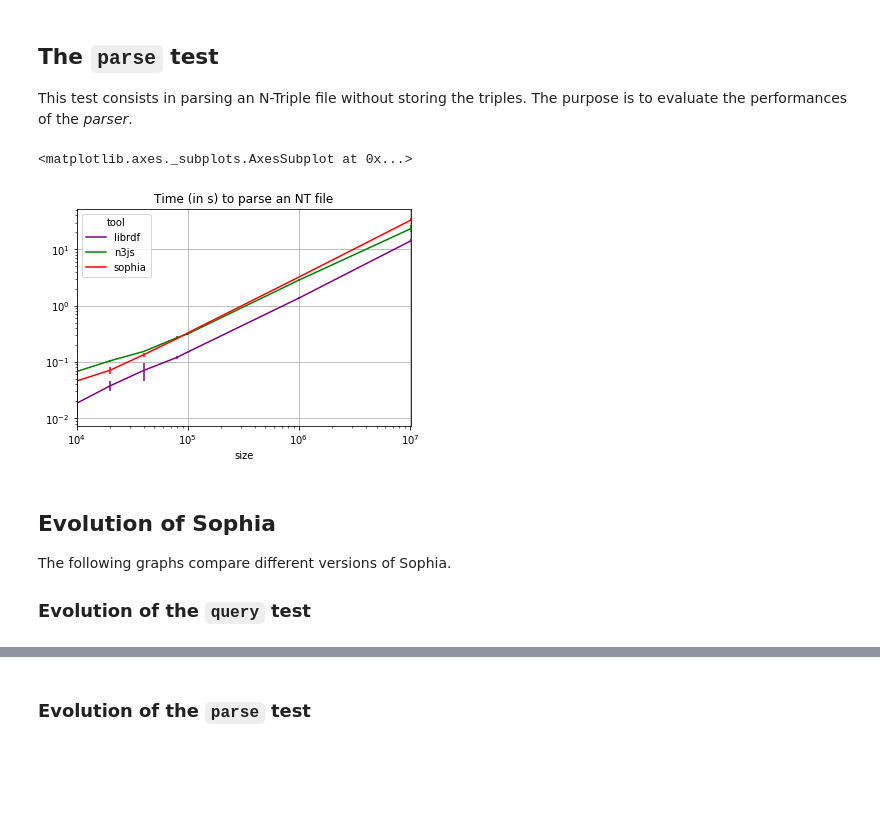
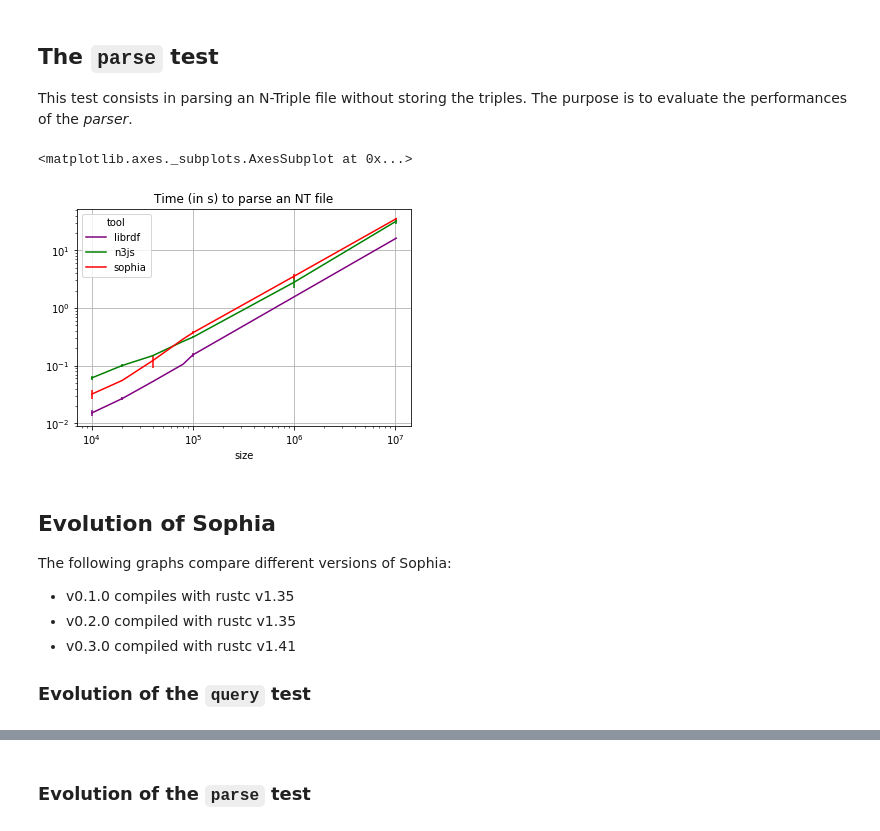
Before and after one commit to pchampin/sophia_benchmark, a Jupyter notebook: benchmark_results.ipynb, the cells around one changed output, grey strips where cells are left out. Saved outputs shown, nothing was run; the diff lists cells and outputs as text; code cells hidden in the pictures; blank space fills up the shorter version.

```diff
--- a/benchmark_results.ipynb
+++ b/benchmark_results.ipynb
@@ -43,14 +42,18 @@ This test consists in parsing an N-Triple file without storing the triples.
 The purpose is to evaluate the performances of the *parser*.
 # %%
 data = load_data("parse", "sophia", "librdf", "n3js")
-my_plot(data, "t_parse", loglog=1, title="Time (in s) to parse an NT file")
+my_plot(data, "t_parse", loglog=True, title="Time (in s) to parse an NT file")
 # %% [output]
 <matplotlib.axes._subplots.AxesSubplot at 0x...>
-[figure, old version]
+[figure, new version]
 # %% [markdown]
 ## Evolution of Sophia
 
-The following graphs compare different versions of Sophia.
+The following graphs compare different versions of Sophia:
+
+* v0.1.0 compiles with rustc v1.35
+* v0.2.0 compiled with rustc v1.35
+* v0.3.0 compiled with rustc v1.41
 
 ### Evolution of the `query` test
 # %%
```
Also changed, not shown: parts of 5 cells of this notebook, 18 other files.
